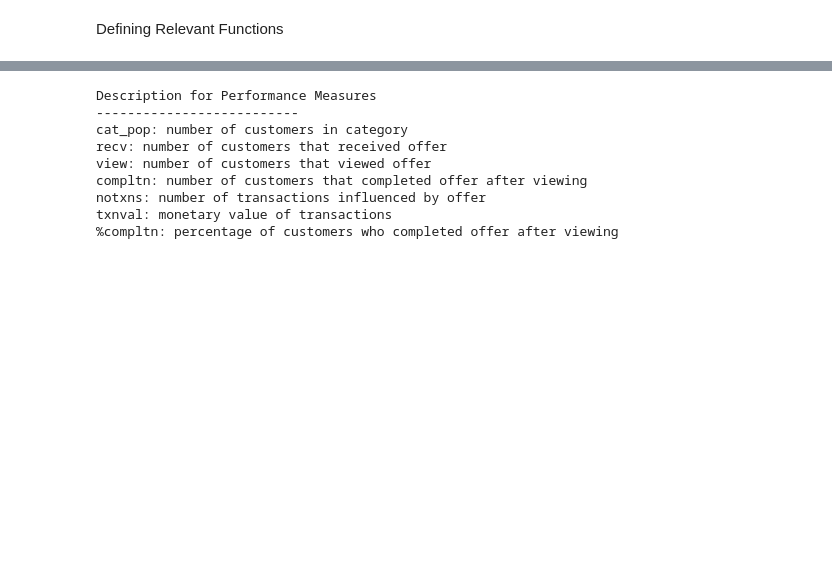
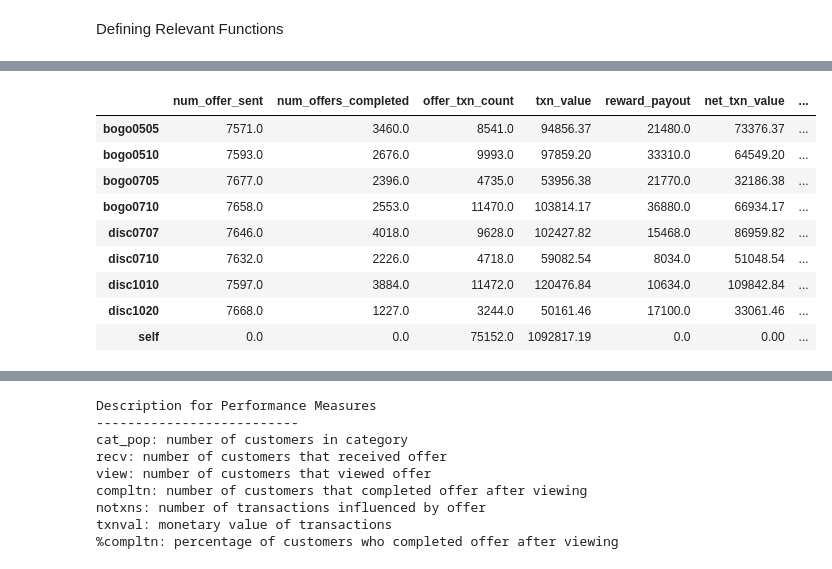
Before and after one commit to ChidiOnum/Starbucks-Capstone, a Jupyter notebook: starbucksanalyse.ipynb, the cells around one changed output, grey strips where cells are left out. Cells and saved outputs as stored; diff of their text form; code cells hidden in the pictures; blank space fills up the shorter version.

```diff
--- a/starbucksanalyse.ipynb
+++ b/starbucksanalyse.ipynb
@@ -863,6 +938,15 @@ def silhouette_cluster_no(df_normalized, max_no_cluster=10):
     return num_cluster
 # %%
 def cluster_data(df_normalized, cluster_num):
+    '''
+    INPUT:
+    df_to_normalize - (pandas dataframe) with features requiring standardization
+    cluster_num - (int) number of clusters required
+
+
+    OUTPUT:
+    kcategories - (series) index values with cluster number assigned
+    '''
     kmeansmodel = KMeans(n_clusters=cluster_num, init='k-means++', random_state=0)
     y_kmeans = kmeansmodel.fit_predict(df_normalized)
     kcategories = y_kmeans
@@ -1063,0 +1283,44 @@ def cat_results(offer_short_id):
+# %%
+def offer_results():
+ '''
+    INPUT:
+
+    OUTPUT:
+    df_all - (pandas dataframe) with descriptive statistics for offer
+    '''
+
+    df_offer_txn = pd.DataFrame(offer_txns())
+    df_offer_revenue = pd.DataFrame(offer_revenue())
+    df_offer_payout = pd.DataFrame(offer_payout())
+
+    df_offer_view = pd.DataFrame(received_offer_total())
+    df_offer_compltd = pd.DataFrame(viewd_complete_total())
+
+    df_all = pd.concat([df_offer_view, df_offer_compltd, df_offer_txn,df_offer_revenue,df_offer_payout], axis=1)
+    df_all.drop(index=['info0300','info0400'], inplace=True)
+
+
+
+    df_all['net_txn_value'] = df_all['txn_value'] - df_all['reward_payout']
+    df_all['payout_ratio'] = round((df_all['reward_payout']/df_all['txn_value']),2)
+    df_all['percent_completn'] = round(100*(df_all['num_offers_completed']/df_all['num_offer_sent']),2)
+
+    df_all.fillna(0, inplace=True)
+
+
+
+    return df_all
+# %%
+total_offer_perform = offer_results()
+total_offer_perform
+# %% [output]
+|  | num_offer_sent | num_offers_completed | offer_txn_count | txn_value | reward_payout | net_txn_value | ... |
+| bogo0505 | 7571.0 | 3460.0 | 8541.0 | 94856.37 | 21480.0 | 73376.37 | ... |
+| bogo0510 | 7593.0 | 2676.0 | 9993.0 | 97859.20 | 33310.0 | 64549.20 | ... |
+| bogo0705 | 7677.0 | 2396.0 | 4735.0 | 53956.38 | 21770.0 | 32186.38 | ... |
+| bogo0710 | 7658.0 | 2553.0 | 11470.0 | 103814.17 | 36880.0 | 66934.17 | ... |
+| disc0707 | 7646.0 | 4018.0 | 9628.0 | 102427.82 | 15468.0 | 86959.82 | ... |
+| disc0710 | 7632.0 | 2226.0 | 4718.0 | 59082.54 | 8034.0 | 51048.54 | ... |
+| disc1010 | 7597.0 | 3884.0 | 11472.0 | 120476.84 | 10634.0 | 109842.84 | ... |
+| disc1020 | 7668.0 | 1227.0 | 3244.0 | 50161.46 | 17100.0 | 33061.46 | ... |
+| self | 0.0 | 0.0 | 75152.0 | 1092817.19 | 0.0 | 0.00 | ... |
```
Also changed, not shown: parts of 36 cells of this notebook.
